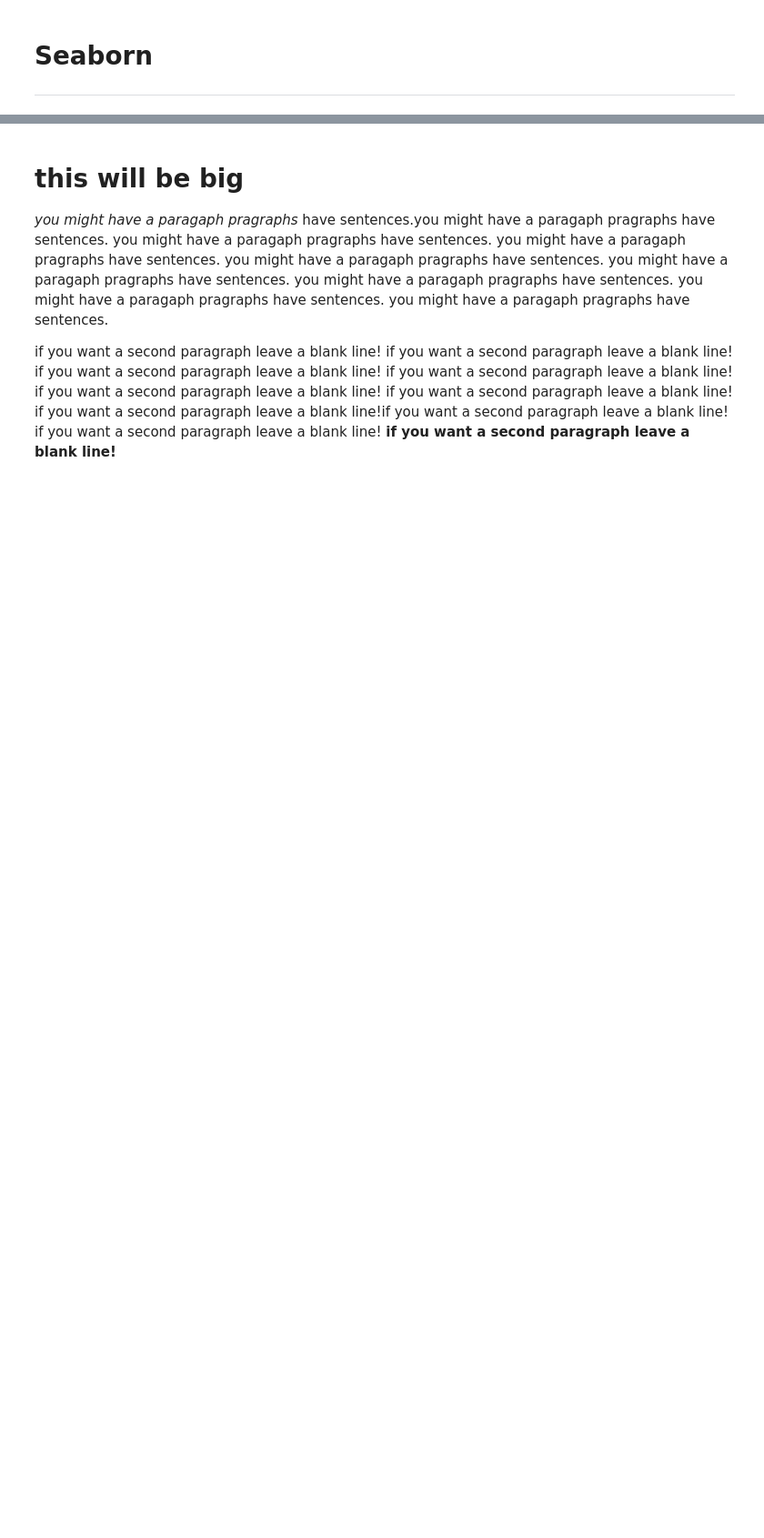
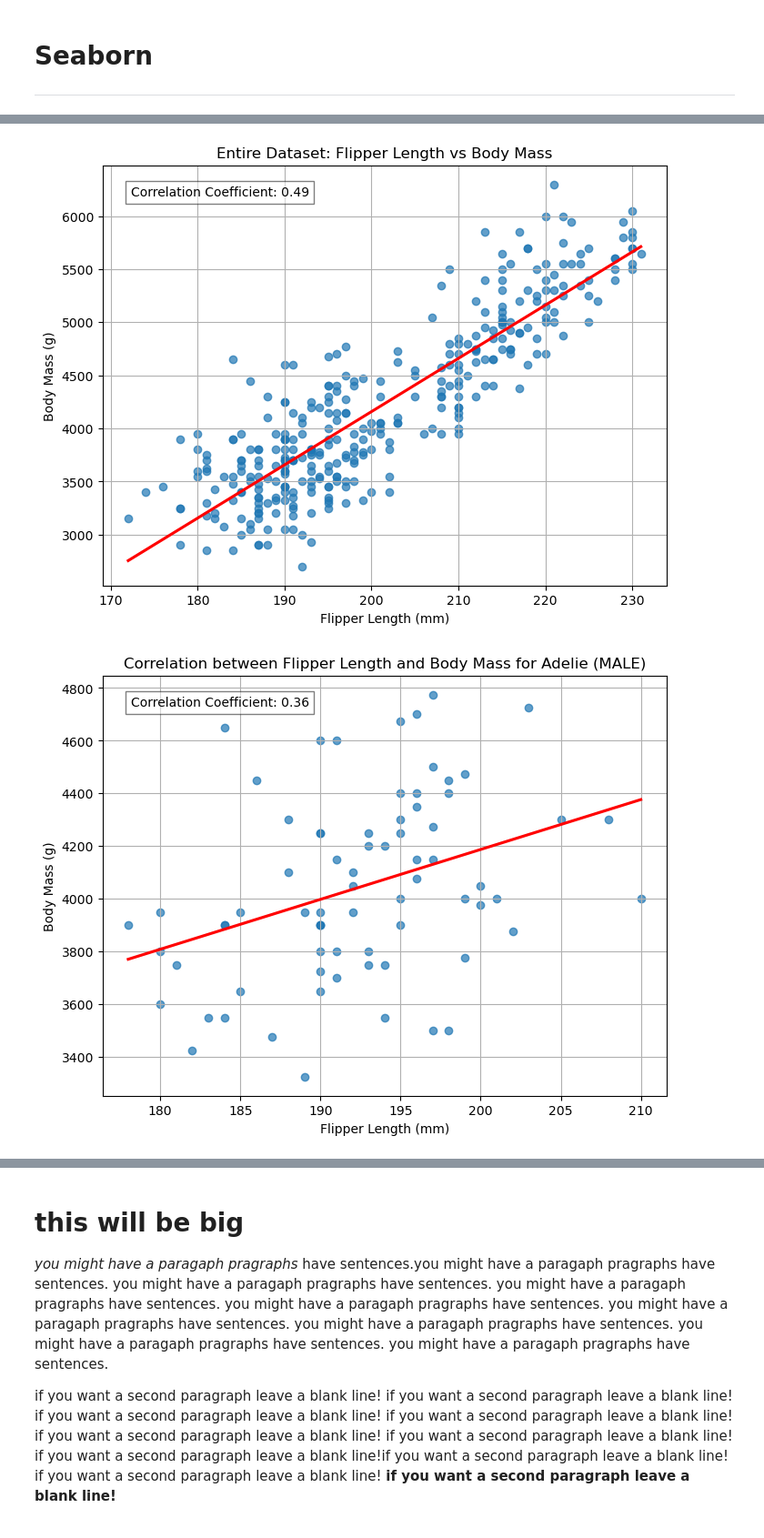
Before and after one commit to AndreHoarau/principles-of-data-analytics-project, a Jupyter notebook: penguins.ipynb, the cells around one changed output, grey strips where cells are left out. Shown: that part at 91% size. Cells and saved outputs as stored; diff of their text form; code cells hidden in the pictures; blank space fills up the shorter version.

Commit message:
added correlation between 2 variables graph

```diff
--- a/penguins.ipynb
+++ b/penguins.ipynb
@@ -339,0 +348,45 @@ Need to pick 2 variables to correlat also need to use some seaborn and also need
+# %%
+# We already have
+definedbodymass= defineddf.groupby(['species', 'sex'], )['body_mass_g']
+definedflippers= defineddf.groupby(['species','sex'])['flipper_length_mm']
+
+# Get unique species and sexes
+species = defineddf['species'].unique()
+sexes = defineddf['sex'].unique()
+
+entireflippers= defineddf['flipper_length_mm']
+entirebodymass= defineddf['body_mass_g']
+# Plot entire dataset flipper length versus body mass on a Seaborn regression plot
+plt.figure(figsize=(8, 6))
+sns.regplot(x=entireflippers, y=entirebodymass, ci=None, scatter_kws={'alpha':0.7}, line_kws={'color':'red'})
+plt.text(0.05, 0.95, f'Correlation Coefficient: {correlation_coefficient:.2f}', transform=plt.gca().transAxes, fontsize=10, verticalalignment='top', bbox=dict(facecolor='white', alpha=0.5))
+plt.title('Entire Dataset: Flipper Length vs Body Mass')
+plt.xlabel('Flipper Length (mm)')
+plt.ylabel('Body Mass (g)')
+plt.grid(True)
+plt.show()
+# Plot scatterplots for each species and sex combination
+for species_name in species:
+    for sex_name in sexes:
+        # Filter data for the current species and sex
+        filtered_data = defineddf[(defineddf['species'] == species_name) & (defineddf['sex'] == sex_name)]
+
+        # Plot scatterplot with regression line
+        plt.figure(figsize=(8, 6))
+        sns.regplot(data=filtered_data, x='flipper_length_mm', y='body_mass_g', ci=None, scatter_kws={'alpha':0.7}, line_kws={'color':'red'})
+
+        # Calculate correlation coefficient
+        correlation_coefficient = filtered_data['flipper_length_mm'].corr(filtered_data['body_mass_g'])
+
+        # Add correlation coefficient to plot
+        plt.text(0.05, 0.95, f'Correlation Coefficient: {correlation_coefficient:.2f}', transform=plt.gca().transAxes, fontsize=10, verticalalignment='top', bbox=dict(facecolor='white', alpha=0.5))
+
+        # Set plot title, labels, and legend
+        plt.title(f'Correlation between Flipper Length and Body Mass for {species_name} ({sex_name})')
+        plt.xlabel('Flipper Length (mm)')
+        plt.ylabel('Body Mass (g)')
+        plt.grid(True)
+        plt.show()
+# %% [output]
+[figure, added]
+[figure, added]
```
Also changed, not shown: parts of 3 cells of this notebook.
